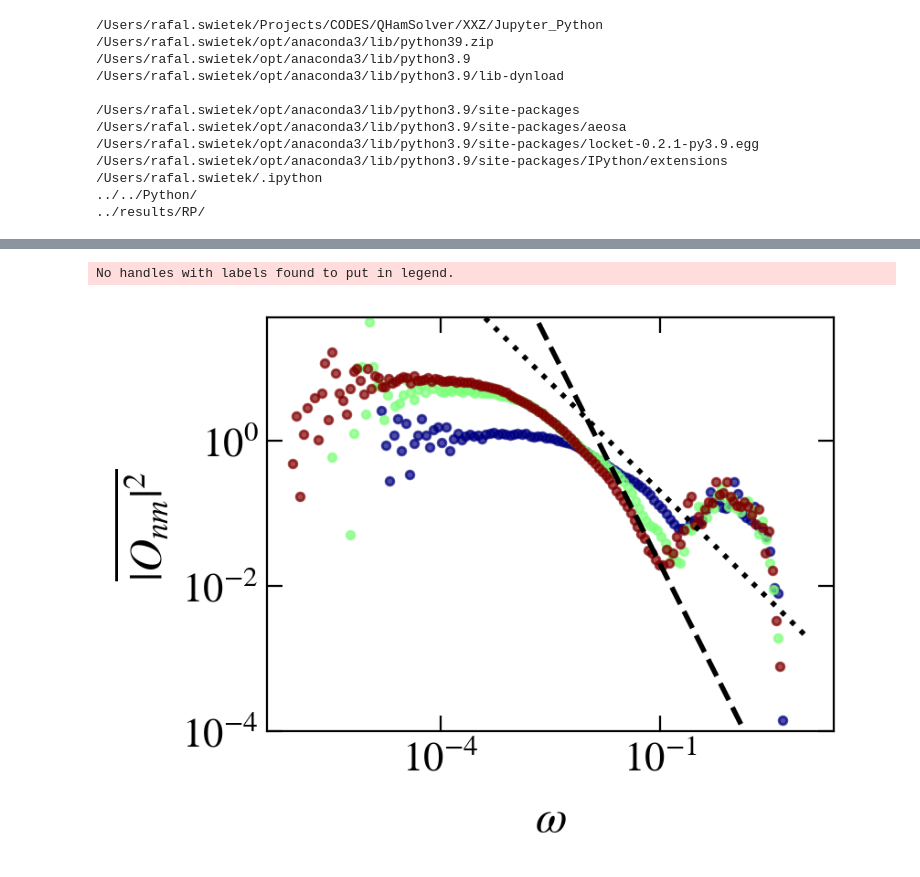
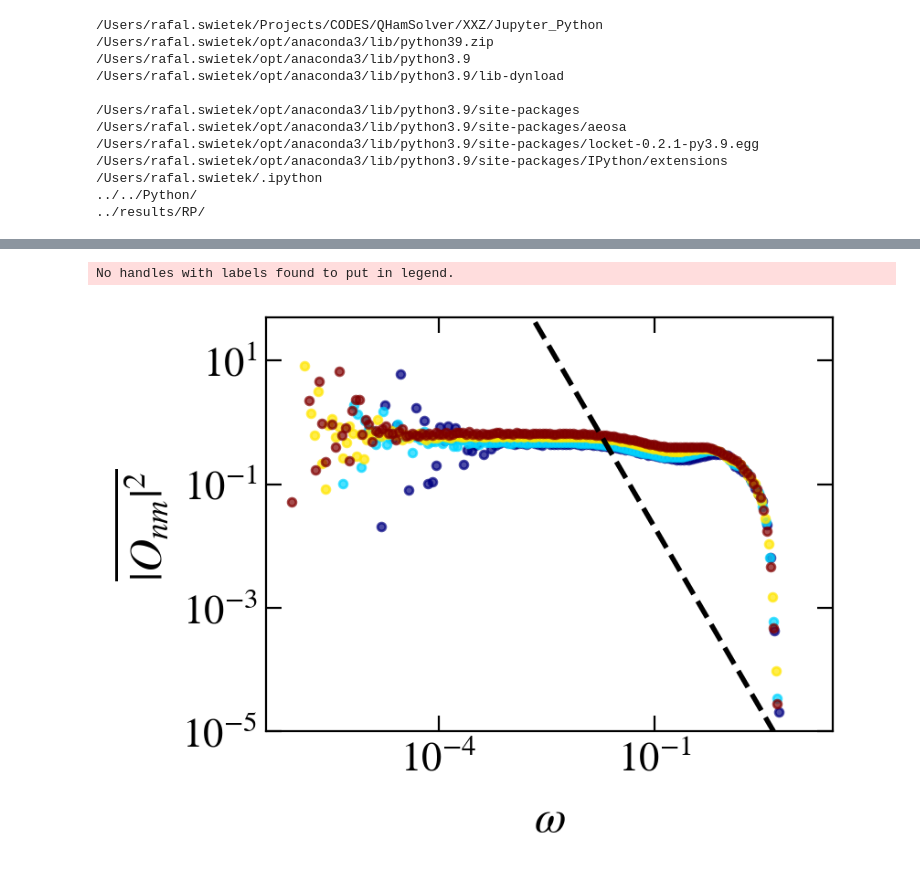
Before and after one commit to Rafal-Swietek/QHamSolver, a Jupyter notebook: XXZ/Jupyter_Python/fgr.ipynb, the cells around one changed output, grey strips where cells are left out. Cells and saved outputs as stored; diff of their text form; code cells hidden in the pictures.

```diff
--- a/XXZ/Jupyter_Python/fgr.ipynb
+++ b/XXZ/Jupyter_Python/fgr.ipynb
@@ -256,9 +261,9 @@ J = 1
 g=0.2
 op=0
 modello = 'RP'
-prefix = '../results/disorder/PBC/Spectrals/'
+prefix = '../results/disorder/PBC/Spectrals_SzSz/'
 
-sizes = np.arange(10, 17, 2)
+sizes = np.arange(10, 19, 2)
 
 DIM = 1
 fig, axis = plt.subplots( nrows=2, ncols=1, figsize=(4,6), dpi = 200, sharex=True, sharey=False)
@@ -266,14 +271,19 @@ fig, axis = plt.subplots( nrows=2, ncols=1, figsize=(4,6), dpi = 200, sharex=Tru
 L = 15
 eps = 0.5
 
-wx_vals = np.arange(0.2, 8.21, 0.2)
+wx_vals = np.arange(0.02, 0.51, 0.02)
 
 
 
 norm = matplotlib.colors.Normalize(
         vmin=min(sizes),
         vmax=max(sizes))
-s_m = matplotlib.cm.ScalarMappable(cmap='jet', norm=norm)
+# create a ScalarMappable and initialize a data structure
+upper = plt.get_cmap('YlOrRd', 100)(np.linspace(0.2, 1.0, 100))
+colors = np.vstack((upper))
+mymap = mcolors.LinearSegmentedColormap.from_list('my_colormap', colors)
+
+s_m = matplotlib.cm.ScalarMappable(cmap=mymap, norm=norm)
 s_m.set_array([])
 
 for iiL, L in enumerate(sizes):
@@ -294,18 +304,20 @@ for iiL, L in enumerate(sizes):
                 idx = min(range(len(Ex)), key=lambda i: abs(Ex[i] - eps))
 
                 gap_ratio[iiL] = np.mean(np.array(file.get('gap_ratios'))[dim//4 : -dim//4])
-                agp[iiL] = np.array(file.get('SUSC_R'))[-2] * wH
+                # agp[iiL] = np.array(file.get('SUSC_R'))[-2] * wH
+                agp[iiL] = np.array(file.get('TYP_SUSC_R'))[-2] * wH
 
                 realis[iiL] = np.array(file.get('realisations'))
         else:
             print(name)
 
-    axis[0].scatter(wx_vals, gap_ratio, color=col, alpha=0.7)
+    axis[0].plot(wx_vals, gap_ratio, color=col, marker='o', alpha=0.7, markersize=3)
 
-    axis[1].scatter(wx_vals, agp, color=col, alpha=0.7)
+    axis[1].plot(wx_vals, agp, color=col, markerfacecolor='None', marker='s', alpha=0.7, markersize=3)
+    # axis[1].axhline(y=1/L**2, ls='--', color=col)
 
 fig_help.set_plot_elements(axis[0], ylabel=r"$\bar{r}$", xlabel=r"", font_size=16, set_legend=1, xscale='linear', yscale='linear')
-fig_help.set_plot_elements(axis[1], ylabel=r"$||\mathcal{A}^r||^2$", xlabel=r"$W$", font_size=16, set_legend=1, xscale='linear', yscale='log')
+fig_help.set_plot_elements(axis[1], ylabel=r"$||\mathcal{A}^r||^2\cdot\omega_H$", xlabel=r"$\beta$", font_size=16, set_legend=1, xscale='linear', yscale='log')
 # axis[0].set_ylim(0.38, 0.54)
 
 fig.subplots_adjust(wspace = 0.02, hspace=0.02)
@@ -323,9 +337,9 @@ J = 1
 g=0.2
 op=0
 modello = 'RP'
-prefix = '../results/disorder/PBC/Spectrals/'
+prefix = '../results/disorder/PBC/Spectrals_SzSz/'
 
-sizes = np.arange(12, 17, 2)
+sizes = np.arange(12, 19, 2)
 
 DIM = 1
 fig, axis = plt.subplots( nrows=1, ncols=1, figsize=(4,3), dpi = 200, sharex=True, sharey=False)
@@ -344,38 +358,41 @@ s_m = matplotlib.cm.ScalarMappable(cmap='jet', norm=norm)
 s_m.set_array([])
 
 
-wx = 3.0
+wx = 0.02
 for iiL, L in enumerate(sizes):
     dim = int( binom(L, L//2) )
 
     col = s_m.to_rgba(L)
 
+    omegas = np.nan
+    spec_fun = np.nan
     name = prefix + info_dis(L=L, J1=J, delta1=0.55, w=wx) + '.hdf5'
     if exists(name):
         with h5py.File(name, "r") as file:
             Ex = np.array(file.get('energy_density'))
             idx = min(range(len(Ex)), key=lambda i: abs(Ex[i] - eps))
             DOS = np.array(file.get('DOS'))[idx]
 
-            spec_fun = np.array(file.get('spec_fun'))[idx] * dim
-            omegas = np.array(file.get('omegas'))[1:]
+            G = 1#dim**(1-2*w) * L**2
+            spec_fun = np.array(file.get('spec_fun_typ'))[idx] * dim * G
+            omegas = np.array(file.get('omegas'))[1:] / G
 
             realis = np.array(file.get('realisations'))
     else:
         print(name)
 
     axis.scatter(omegas, spec_fun, color=col, alpha=0.7, s=10)
 
 
 fig_help.set_plot_elements(axis, ylabel=r"$\overline{|O_{nm}|^2}$", xlabel=r"$\omega$", font_size=16, set_legend=1, xscale='log', yscale='log')
 
 z = np.logspace(-4, 1, 1000)
-axis.plot(z, 0.02/z, ls=':', color='k', lw=2)
+# axis.plot(z, 0.02/z, ls=':', color='k', lw=2)
 axis.plot(z, 0.0002/z**2, ls='--', color='k', lw=2)
 
-axis.set_ylim(1e-4, 5e1)
+axis.set_ylim(1e-5, 5e1)
 
 fig.subplots_adjust(wspace = 0.02, hspace=0.02)
 # %% [output]
 No handles with labels found to put in legend.
-[figure, old version]
+[figure, new version]
```
Also changed, not shown: parts of 7 cells of this notebook, 2 other files.
